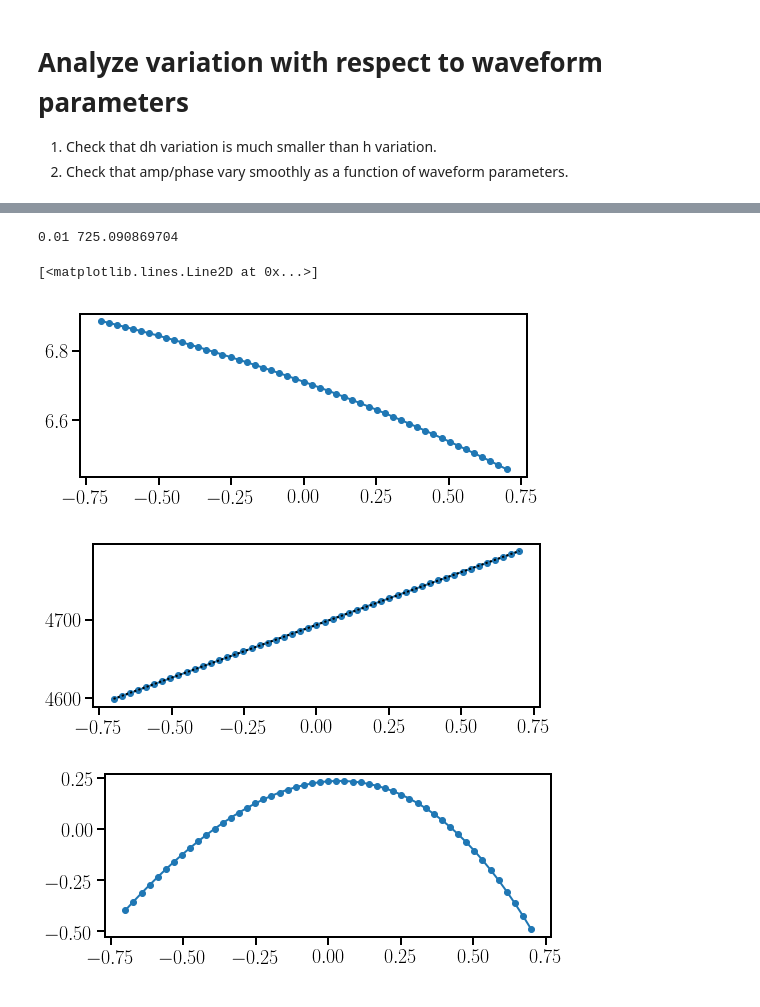
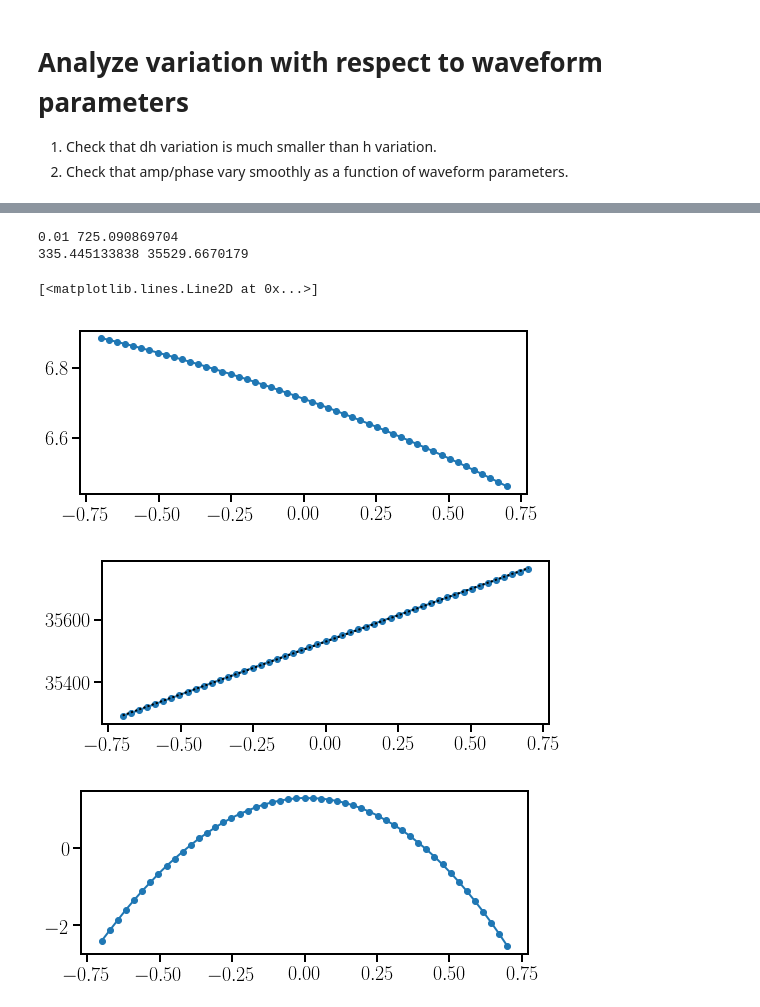
Before and after one commit to benjaminlackey/gpsurrogate, a Jupyter notebook: notebooks/MakeTrainingSet.ipynb, the cells around one changed output, grey strips where cells are left out. Drawn from its saved outputs; the diff is of its cells as text; code cells hidden in the pictures.

```diff
--- a/notebooks/MakeTrainingSet.ipynb
+++ b/notebooks/MakeTrainingSet.ipynb
@@ -208 +279,6 @@ train.make_training_set(
+# %%
+# h_testset_uni = ws.HDF5WaveformSet('../data/h_test_set_uniform.hdf5')
+# dh_testset_uni = ws.HDF5WaveformSet('../data/dh_test_set_uniform.hdf5')
+h_testset_uni = ws.HDF5WaveformSet('../data/h_test_set_uniform_p00015.hdf5')
+dh_testset_uni = ws.HDF5WaveformSet('../data/dh_test_set_uniform_p00015.hdf5')
 # %%
@@ -214,6 +287,3 @@ dh_testset_rand = ws.HDF5WaveformSet('../data/dh_test_set_rand.hdf5')
-# %%
-h_testset_uni = ws.HDF5WaveformSet('../data/h_test_set_uniform.hdf5')
-dh_testset_uni = ws.HDF5WaveformSet('../data/dh_test_set_uniform.hdf5')
 # %%
 fig, (ax1, ax2) = wave.plot_waveforms_fd([h_trainset[i] for i in range(len(h_trainset))])
 ax1.set_yscale('log')
@@ -328,6 +442,8 @@ ax1.grid()
 # %%
 mf = 0.01
 print mf, mf_to_f(mf, 2.8)
+
+spin1z_arr = np.array([h_testset_uni.get_waveform(i, data='parameters')[1] for i in range(len(h_testset_uni))])
 
 ps = []
 amps = []
@@ -337,32 +453,35 @@ for i in range(len(h_testset_uni)):
     amp = h.interpolate('amp')(mf)
     ps.append(p)
     amps.append(amp)
 
 fig, axes = plt.subplots(1, figsize=(8, 3))
 axes.plot(ps, amps, 'o', ls='-', lw=2)
 
 ps = []
 phases = []
 for i in range(len(h_testset_uni)):
     p = h_testset_uni.get_waveform(i, data='parameters')[1]
     h = h_testset_uni[i]
     phase = h.interpolate('phase')(mf)
     ps.append(p)
     phases.append(phase)
 
 slope, intercept, r_value, p_value, std_err = stats.linregress(ps, phases)
+print slope, intercept
+
 x_fit = spin1z_arr
 y_fit = intercept + slope*x_fit
 
 fig, axes = plt.subplots(1, figsize=(8, 3))
 axes.plot(ps, phases, 'o', ls='-', lw=2)
 axes.plot(x_fit, y_fit, ls=':', lw=2, c='k')
 
 fig, axes = plt.subplots(1, figsize=(8, 3))
 axes.plot(ps, phases-y_fit, 'o', ls='-', lw=2)
 # %% [output]
 0.01 725.090869704
+335.445133838 35529.6670179
 [<matplotlib.lines.Line2D at 0x...>]
 [figure]
-[figure, old version]
+[figure, new version]
-[figure, old version]
+[figure, new version]
```
Also changed, not shown: parts of 21 cells of this notebook, 8 other files.
